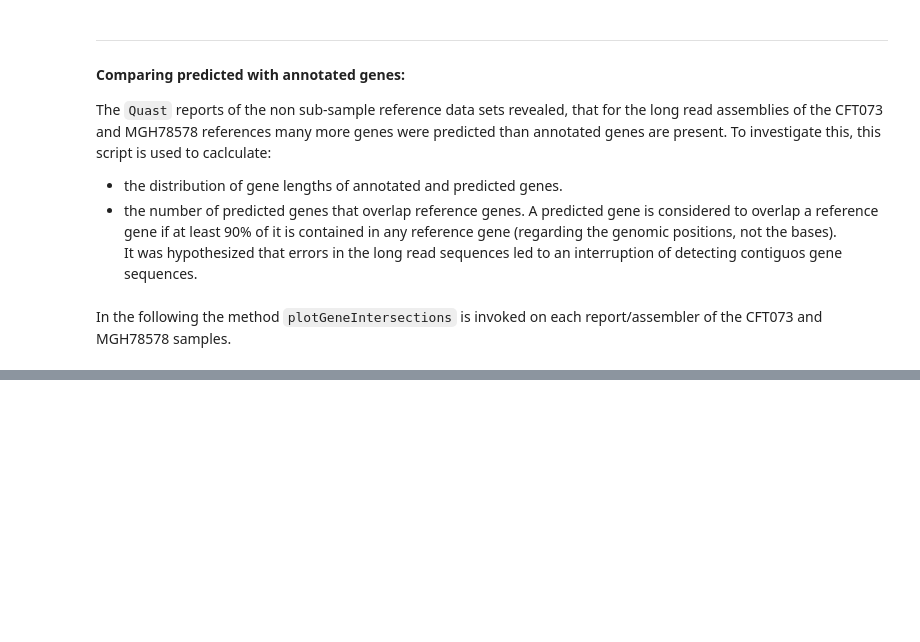
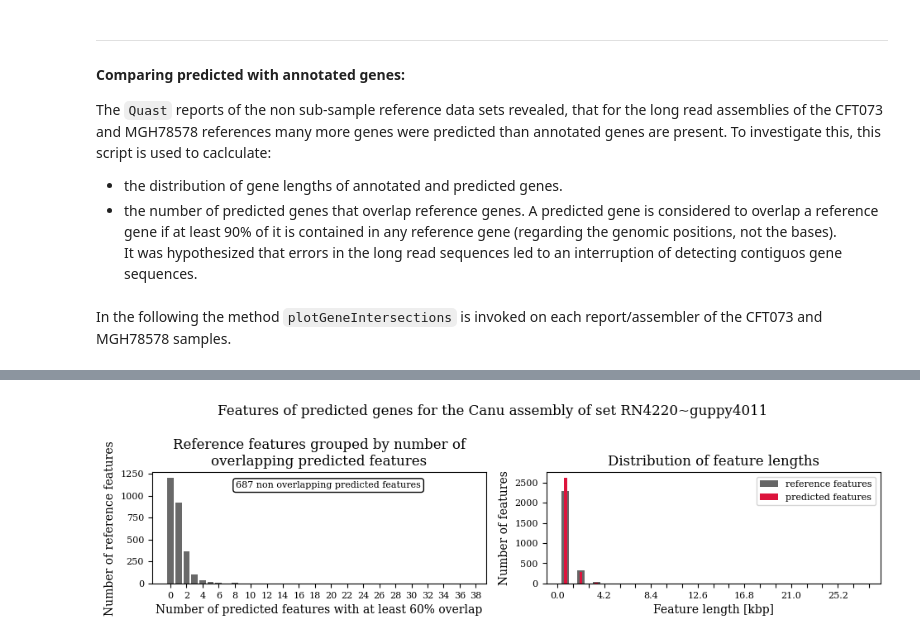
Before and after one commit to Integrative-Transcriptomics/TechnicalReport-AssemblyBestPractice, a Jupyter notebook: S8_assemblyQualityVisualization.ipynb, the cells around one changed output, grey strips where cells are left out. Cells and saved outputs as stored; diff of their text form; code cells hidden in the pictures; blank space fills up the shorter version.

Commit message:
- Updated report. - Supplementary data located on Dropbox now (i.e. full results). - Updated Jupyter Notebooks.

```diff
--- a/S8_assemblyQualityVisualization.ipynb
+++ b/S8_assemblyQualityVisualization.ipynb
@@ -361,7 +367,7 @@ def plotGeneIntersections( genes, prediction, color="crimson", subtitle="", over
     axs[ 0 ].set_xlabel( "Number of predicted features with at least " + str( int( overlap * 100 ) ) + "% overlap" )
 
     axs[ 0 ].set_ylabel( "Number of reference features" )
-    axs[ 0 ].set_yscale("log")
+    #axs[ 0 ].set_yscale("log")
 
     axs[ 0 ].set_title( "Reference features grouped by number of\noverlapping predicted features" );
 
@@ -376,7 +382,7 @@ def plotGeneIntersections( genes, prediction, color="crimson", subtitle="", over
     axs[ 1 ].set_xlabel( "Feature length [kbp]" )
 
     axs[ 1 ].set_ylabel( "Number of features" )
-    axs[ 1 ].set_yscale("log")
+    #axs[ 1 ].set_yscale("log")
 
     axs[ 1 ].legend( )
 
@@ -442,0 +449,12 @@ for assembler in assemblers :
+# %%
+# Run on each assembly of RN4220 (Guppy 4.0.1.1)
+sample = "RN4220~guppy4011"
+for assembler in assemblers :
+    plotGeneIntersections(
+        "./results/quast/" + sample + "/genome_stats/" + assembler + "_genomic_features_any.txt",
+        "./results/quast/" + sample + "/predicted_genes/" + assembler + "_genemark_genes.gff.gz",
+        subtitle= "Features of predicted genes for the " + assemblerLabels[ assembler ] + " assembly of set " + sample,
+        overlap = 0.6
+    )
+# %% [output]
+[figure, added]
```
Also changed, not shown: parts of 6 cells of this notebook, 10 other files.
